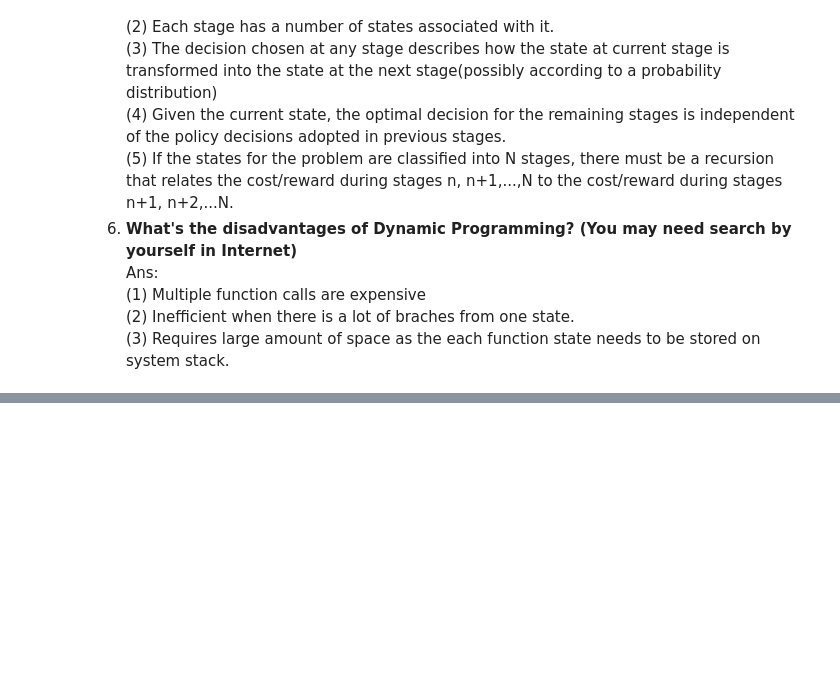
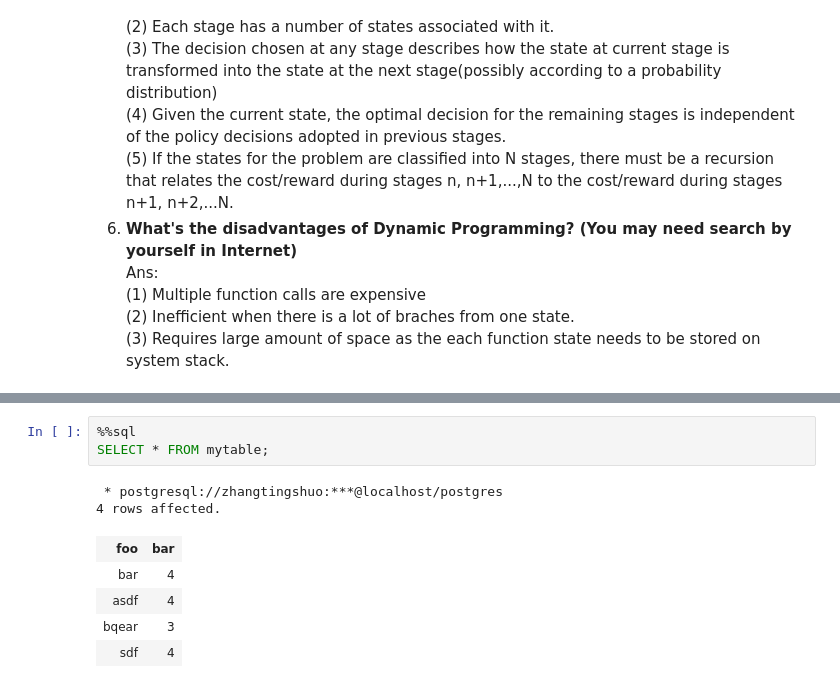
Before and after one commit to shuoshuozts/Assignment_NLP, a Jupyter notebook: assignment_3.ipynb, the cells around one changed output, grey strips where cells are left out. Saved outputs shown, nothing was run; the diff lists cells and outputs as text; blank space fills up the shorter version.

```diff
--- a/assignment_3.ipynb
+++ b/assignment_3.ipynb
@@ -474,0 +530,11 @@ Ans: <br>
+# %%
+%%sql
+SELECT * FROM mytable;
+# %% [output]
+ * postgresql://zhangtingshuo:***@localhost/postgres
+4 rows affected.
+| foo | bar |
+| bar | 4 |
+| asdf | 4 |
+| bqear | 3 |
+| sdf | 4 |
```
Also changed, not shown: parts of 11 cells of this notebook.
